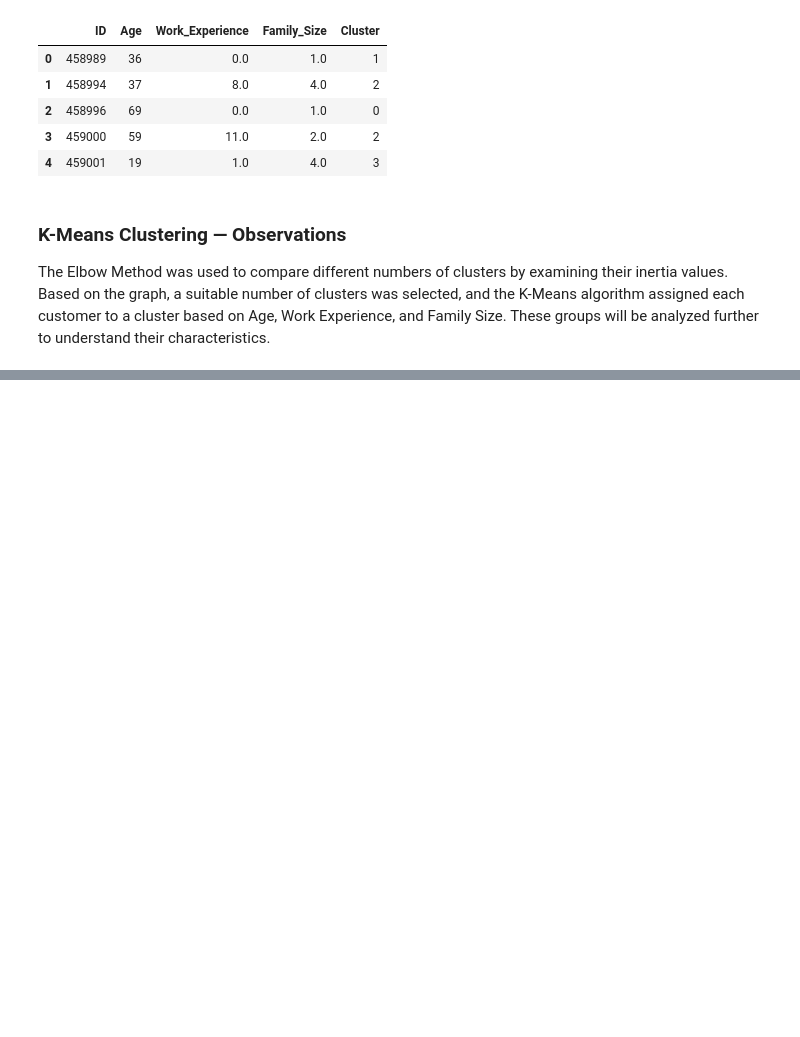
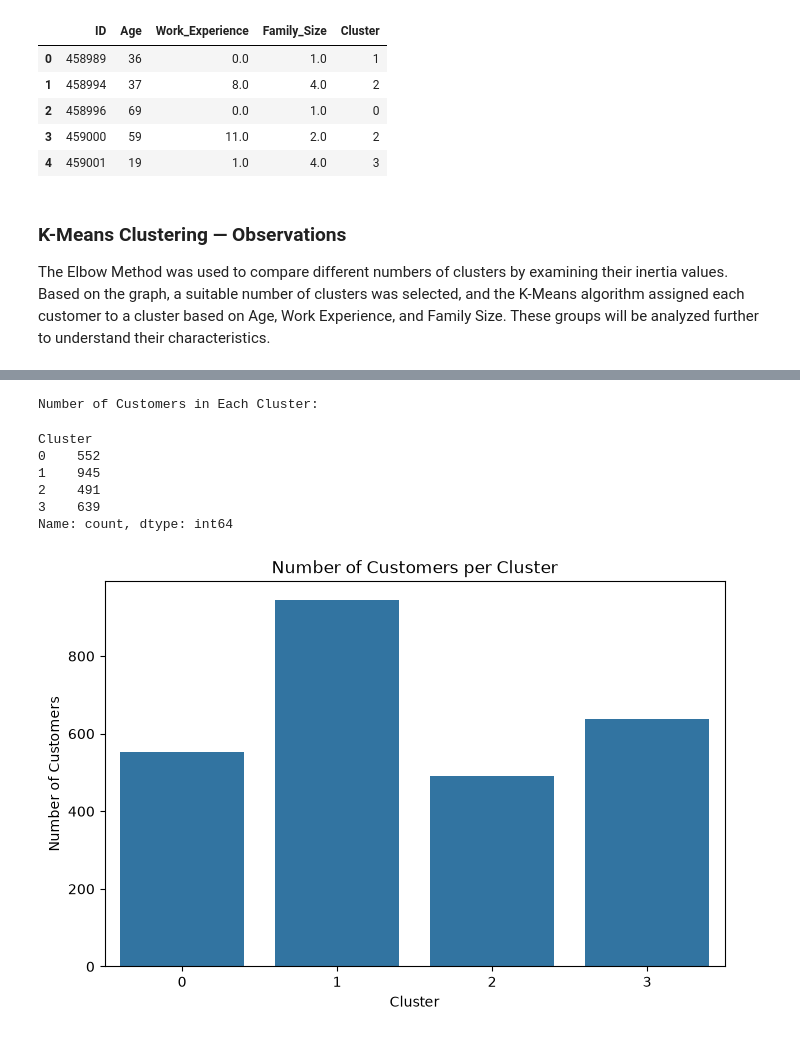
Before and after one commit to atulkadam081-coder/IOBSIP, a Jupyter notebook: src/customer_segmentation.ipynb, the cells around one changed output, grey strips where cells are left out. Drawn from its saved outputs; the diff is of its cells as text; code cells hidden in the pictures; blank space fills up the shorter version.

```diff
--- a/src/customer_segmentation.ipynb
+++ b/src/customer_segmentation.ipynb
@@ -253,0 +327,26 @@ The Elbow Method was used to compare different numbers of clusters by examining
+# %%
+cluster_counts = df["Cluster"].value_counts().sort_index()
+
+print("Number of Customers in Each Cluster:")
+display(cluster_counts)
+
+plt.figure(figsize=(8, 5))
+
+sns.barplot(
+    x=cluster_counts.index,
+    y=cluster_counts.values
+)
+
+plt.title("Number of Customers per Cluster")
+plt.xlabel("Cluster")
+plt.ylabel("Number of Customers")
+plt.show()
+# %% [output]
+Number of Customers in Each Cluster:
+Cluster
+0    552
+1    945
+2    491
+3    639
+Name: count, dtype: int64
+[figure, added]
```
Also changed, not shown: parts of 8 cells of this notebook.
